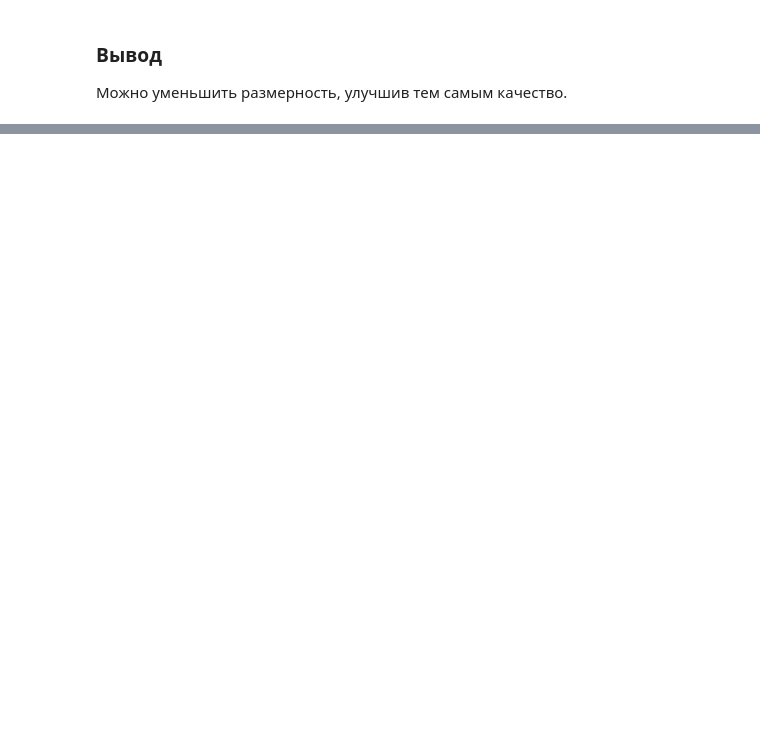
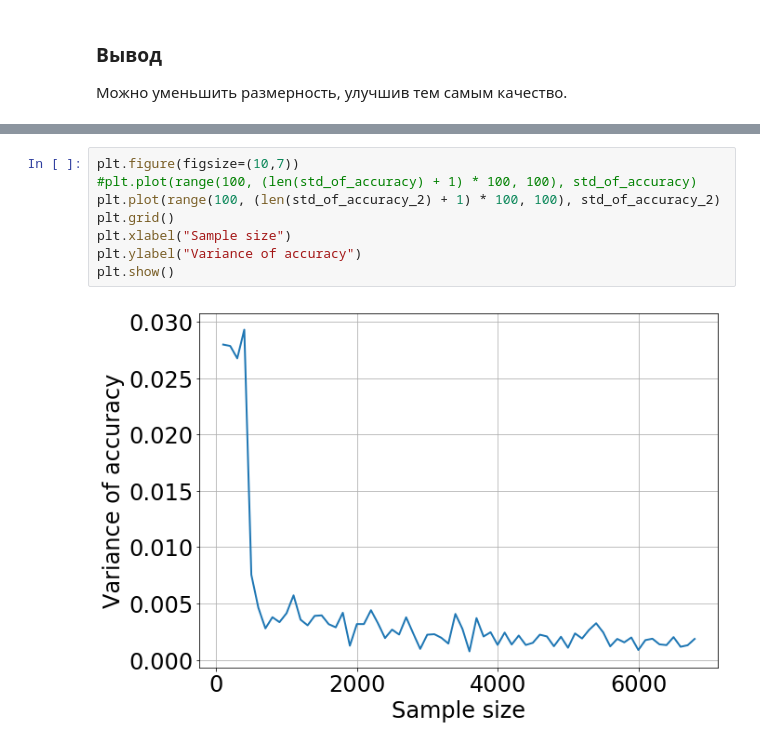
Before and after one commit to Intelligent-Systems-Phystech/StartCode, a Jupyter notebook: Murzaev2018ProblemMNIST/MNIST.ipynb, the cells around one changed output, grey strips where cells are left out. Cells and saved outputs as stored; diff of their text form; blank space fills up the shorter version.

```diff
--- a/Murzaev2018ProblemMNIST/MNIST.ipynb
+++ b/Murzaev2018ProblemMNIST/MNIST.ipynb
@@ -100,0 +120,10 @@ plt.show()
+# %%
+plt.figure(figsize=(10,7))
+#plt.plot(range(100, (len(std_of_accuracy) + 1) * 100, 100), std_of_accuracy)
+plt.plot(range(100, (len(std_of_accuracy_2) + 1) * 100, 100), std_of_accuracy_2)
+plt.grid()
+plt.xlabel("Sample size")
+plt.ylabel("Variance of accuracy")
+plt.show()
+# %% [output]
+[figure, added]
```
Also changed, not shown: parts of 7 cells of this notebook.
